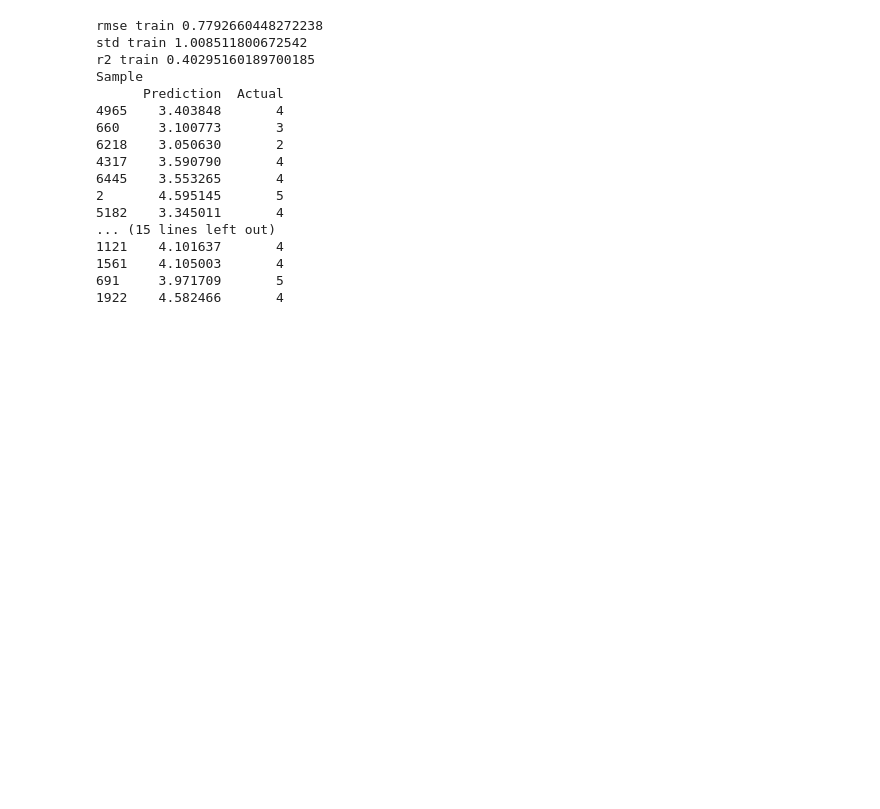
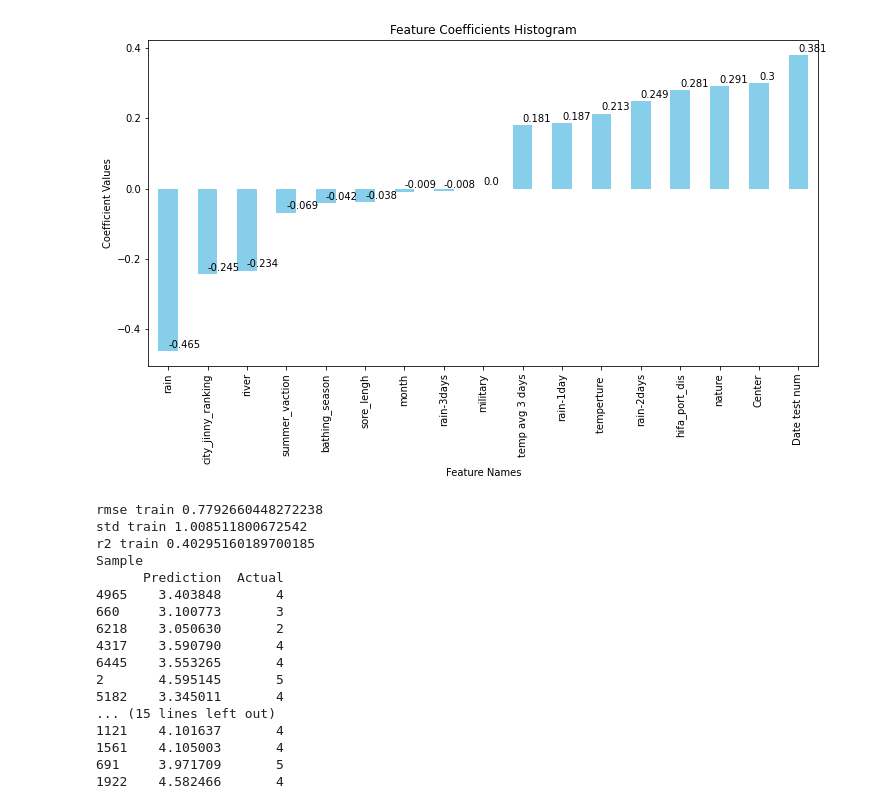
Before and after one commit to LiaCohn/clean-coasts, a Jupyter notebook: models/random_forest/random_forest.ipynb, the cells around one changed output. Cells and saved outputs as stored; diff of their text form; code cells hidden in the pictures; blank space fills up the shorter version.

Commit message:
add coeff to models

```diff
--- a/models/random_forest/random_forest.ipynb
+++ b/models/random_forest/random_forest.ipynb
@@ -116,3 +122,38 @@ plt.show()
+# %%
+#find coeff based on all examples
+
+X_scaler = MinMaxScaler()
+X_scaled = X_scaler.fit_transform(X)
+
+mlr = linear_model.LinearRegression()
+mlr.fit(X_scaled,y.test_result)
+
+coef = sorted( list(zip(np.round(mlr.coef_,5).T,X.columns)))
+d = {}
+for tup in coef:
+    d[tup[-1]] = tup[0]
+coefDF = pd.DataFrame.from_dict(d,orient='index')
+coefDF.columns = ['coeff']
+
+import pandas as pd
+import matplotlib.pyplot as plt
+
+# Assuming df is your DataFrame with a 'coeff' column
+
+# Plotting a histogram
+coefDF.columns = ['coeff']
+coefDF['coeff'].plot(kind='bar', figsize=(12, 6), color='skyblue')
+plt.xlabel('Feature Names')
+plt.ylabel('Coefficient Values')
+plt.title('Feature Coefficients Histogram')
+
+# Displaying the row names (index) on top of each bar
+for i, value in enumerate(coefDF['coeff']):
+    plt.text(i, value + 0.01, str(round(value,3)))
+
+plt.show()
+# %% [output]
+[figure, added]
 # %%
 # Import required libraries
 from sklearn.ensemble import RandomForestRegressor
```
Also changed, not shown: parts of 3 cells of this notebook, 3 other files.
